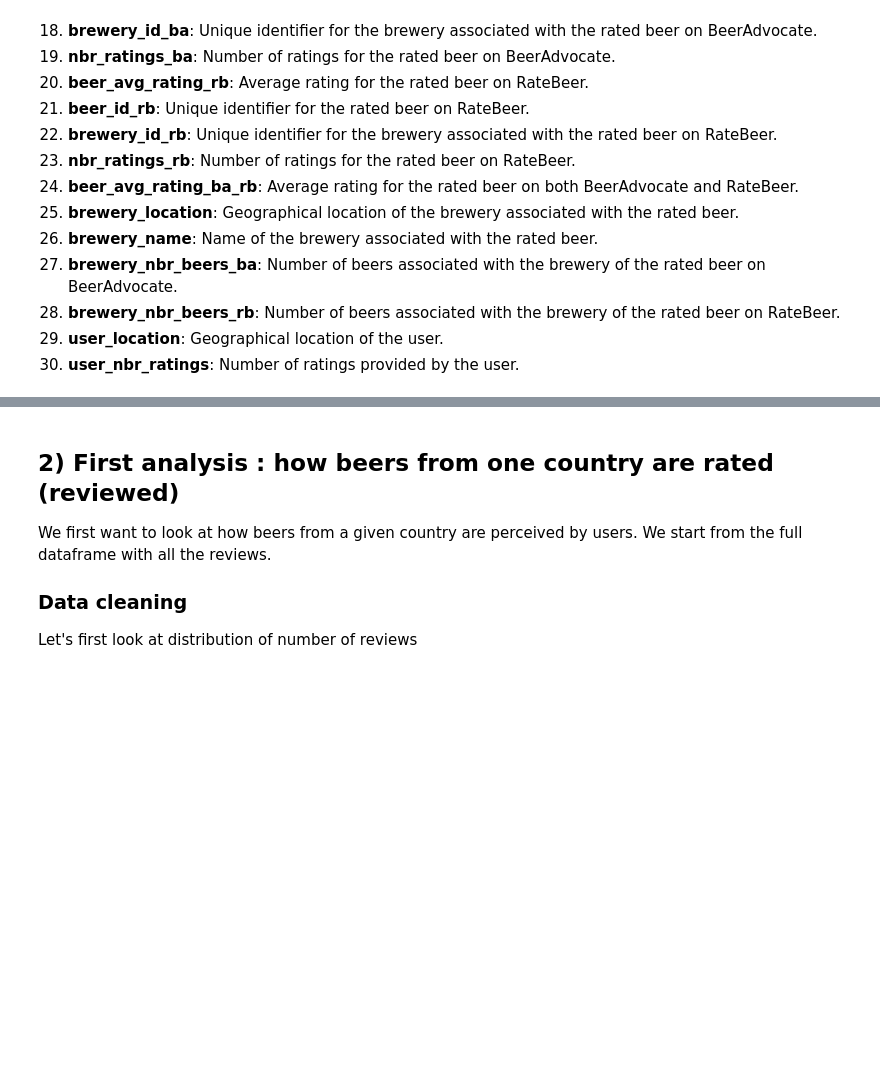
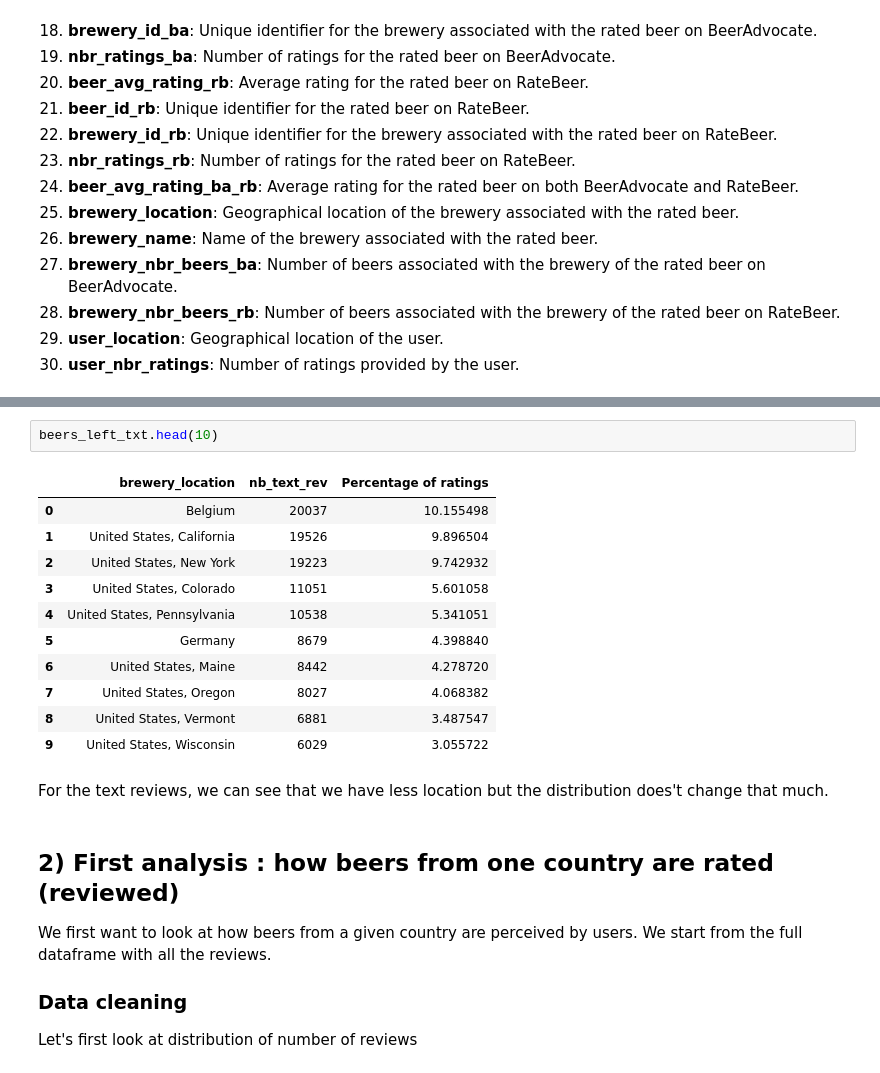
Before and after one commit to epfl-ada/ada-2023-project-riskybiscuits, a Jupyter notebook: main.ipynb, the cells around one changed output, grey strips where cells are left out. Cells and saved outputs as stored; diff of their text form; blank space fills up the shorter version.

```diff
--- a/main.ipynb
+++ b/main.ipynb
@@ -156,3 +288,19 @@ reviews_df.head()
+# %%
+beers_left_txt.head(10)
+# %% [output]
+|  | brewery_location | nb_text_rev | Percentage of ratings |
+| 0 | Belgium | 20037 | 10.155498 |
+| 1 | United States, California | 19526 | 9.896504 |
+| 2 | United States, New York | 19223 | 9.742932 |
+| 3 | United States, Colorado | 11051 | 5.601058 |
+| 4 | United States, Pennsylvania | 10538 | 5.341051 |
+| 5 | Germany | 8679 | 4.398840 |
+| 6 | United States, Maine | 8442 | 4.278720 |
+| 7 | United States, Oregon | 8027 | 4.068382 |
+| 8 | United States, Vermont | 6881 | 3.487547 |
+| 9 | United States, Wisconsin | 6029 | 3.055722 |
+# %% [markdown]
+For the text reviews, we can see that we have less location but the distribution does't change that much.
 # %% [markdown]
 ## 2) First analysis : how beers from one country are rated (reviewed)
 
```
Also changed, not shown: parts of 7 cells of this notebook.
